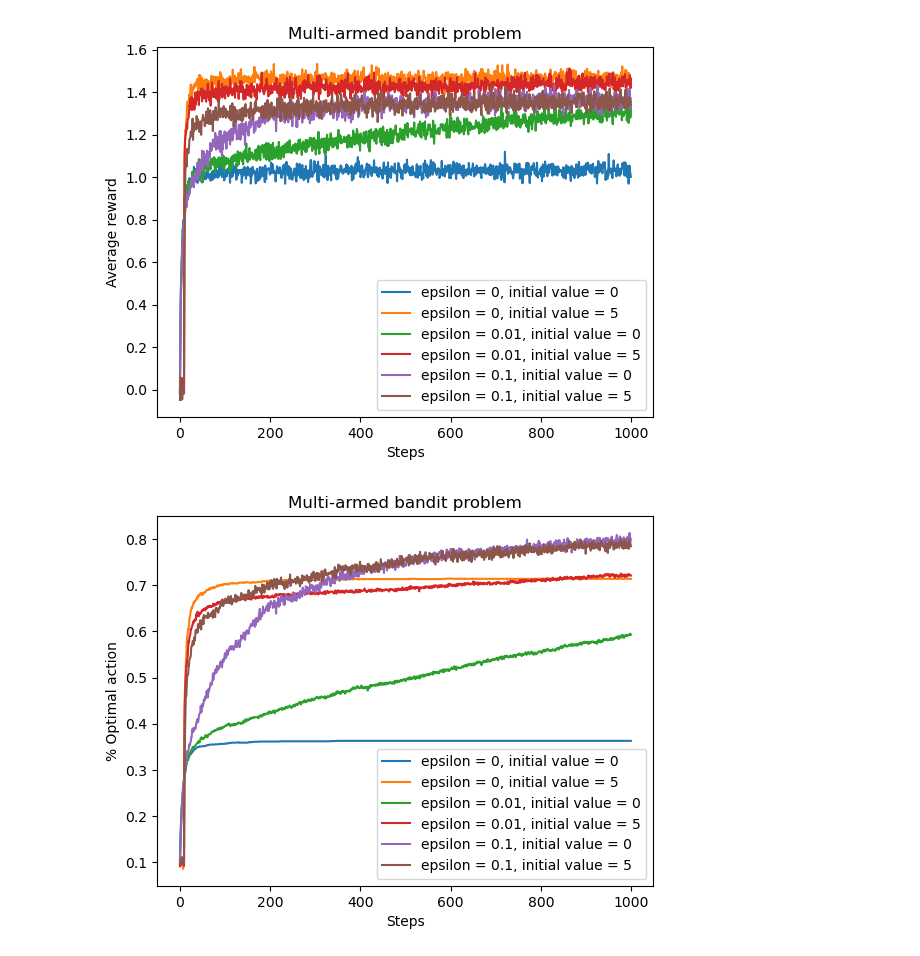
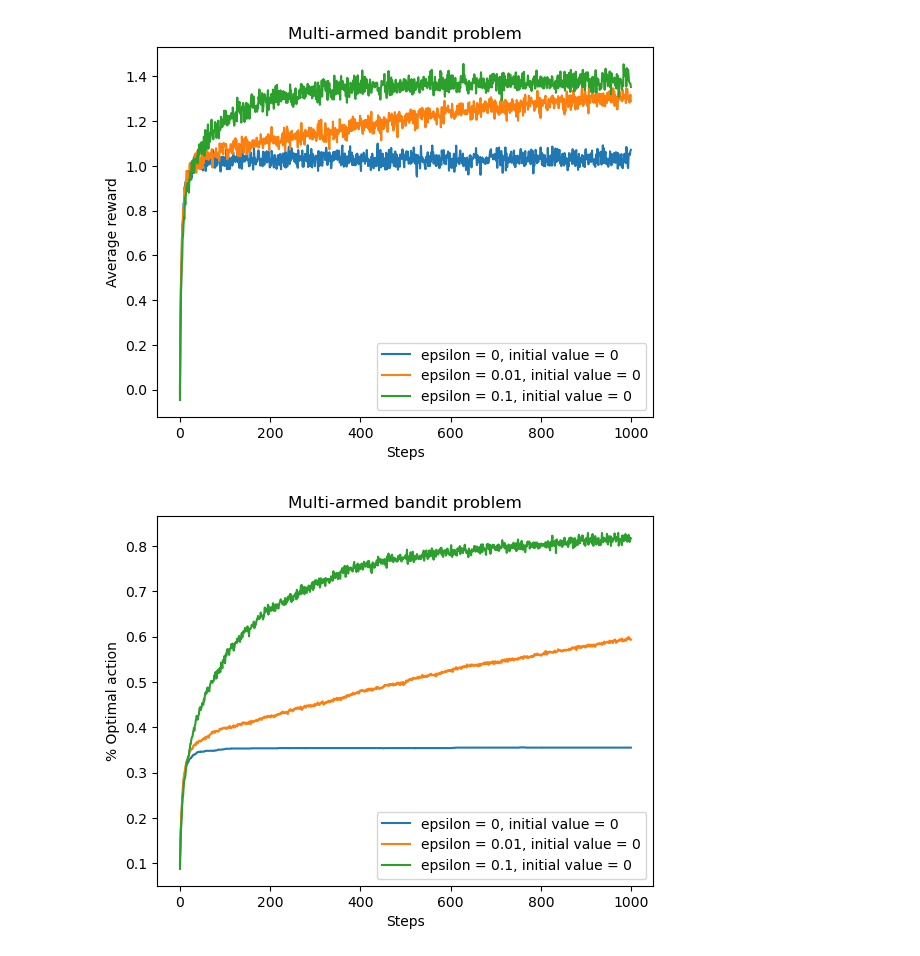
Before and after one commit to Parviz11111/ReasoningDesicion, a Jupyter notebook: worksheet_2/Worksheet 2.ipynb, the cells around one changed output. Saved outputs shown, nothing was run; the diff lists cells and outputs as text; code cells hidden in the pictures.

```diff
--- a/worksheet_2/Worksheet 2.ipynb
+++ b/worksheet_2/Worksheet 2.ipynb
@@ -21,55 +21,55 @@ class Bandit:
         reward = np.random.normal(self.q_true[action], 1)
         self.action_counts[action] += 1
         n = self.action_counts[action]
         self.q_est[action] += 1/n * (reward - self.q_est[action])
         return reward
 
 def simulate_bandit(k, num_steps, num_runs, epsilons, initial_values):
     rewards = np.zeros((len(epsilons), len(initial_values), num_runs, num_steps))
     optimal_actions = np.zeros((len(epsilons), len(initial_values), num_runs, num_steps))
 
     for i, epsilon in enumerate(epsilons):
         for j, initial_value in enumerate(initial_values):
             for run in range(num_runs):
                 bandit = Bandit(k, epsilon, initial_value)
                 for step in range(num_steps):
                     action = bandit.choose_action()
                     reward = bandit.take_action(action)
                     rewards[i, j, run, step] = reward
                     optimal_actions[i, j, run, step] = (action == np.argmax(bandit.q_true))
 
     mean_rewards = np.mean(rewards, axis=2)
     mean_optimal_actions = np.mean(optimal_actions, axis=2)
     return mean_rewards, mean_optimal_actions
 
-if __name__ == '__main__':
-    k = 10
-    num_steps = 1000
-    num_runs = 2000
-    epsilons = [0, 0.01, 0.1]
-    initial_values = [0, 5]
 
-    mean_rewards, mean_optimal_actions = simulate_bandit(k, num_steps, num_runs, epsilons, initial_values)
+k = 10
+num_steps = 1000
+num_runs = 2000
+epsilons = [0, 0.01, 0.1]
+initial_values = [0]
 
-    for i, epsilon in enumerate(epsilons):
-        for j, initial_value in enumerate(initial_values):
-            plt.plot(mean_rewards[i,j], label='epsilon = {}, initial value = {}'.format(epsilon, initial_value))
+mean_rewards, mean_optimal_actions = simulate_bandit(k, num_steps, num_runs, epsilons, initial_values)
 
-    plt.xlabel('Steps')
-    plt.ylabel('Average reward')
-    plt.title('Multi-armed bandit problem')
-    plt.legend()
-    plt.show()
+for i, epsilon in enumerate(epsilons):
+    for j, initial_value in enumerate(initial_values):
+        plt.plot(mean_rewards[i,j], label='epsilon = {}, initial value = {}'.format(epsilon, initial_value))
 
-    for i, epsilon in enumerate(epsilons):
-        for j, initial_value in enumerate(initial_values):
-            plt.plot(mean_optimal_actions[i,j], label='epsilon = {}, initial value = {}'.format(epsilon, initial_value))
+plt.xlabel('Steps')
+plt.ylabel('Average reward')
+plt.title('Multi-armed bandit problem')
+plt.legend()
+plt.show()
 
-    plt.xlabel('Steps')
-    plt.ylabel('% Optimal action')
-    plt.title('Multi-armed bandit problem')
-    plt.legend()
-    plt.show()
+for i, epsilon in enumerate(epsilons):
+    for j, initial_value in enumerate(initial_values):
+        plt.plot(mean_optimal_actions[i,j], label='epsilon = {}, initial value = {}'.format(epsilon, initial_value))
+
+plt.xlabel('Steps')
+plt.ylabel('% Optimal action')
+plt.title('Multi-armed bandit problem')
+plt.legend()
+plt.show()
 # %% [output]
-[figure, old version]
+[figure, new version]
-[figure, old version]
+[figure, new version]
```
Also changed, not shown: parts of 2 cells of this notebook, 1 other file.
